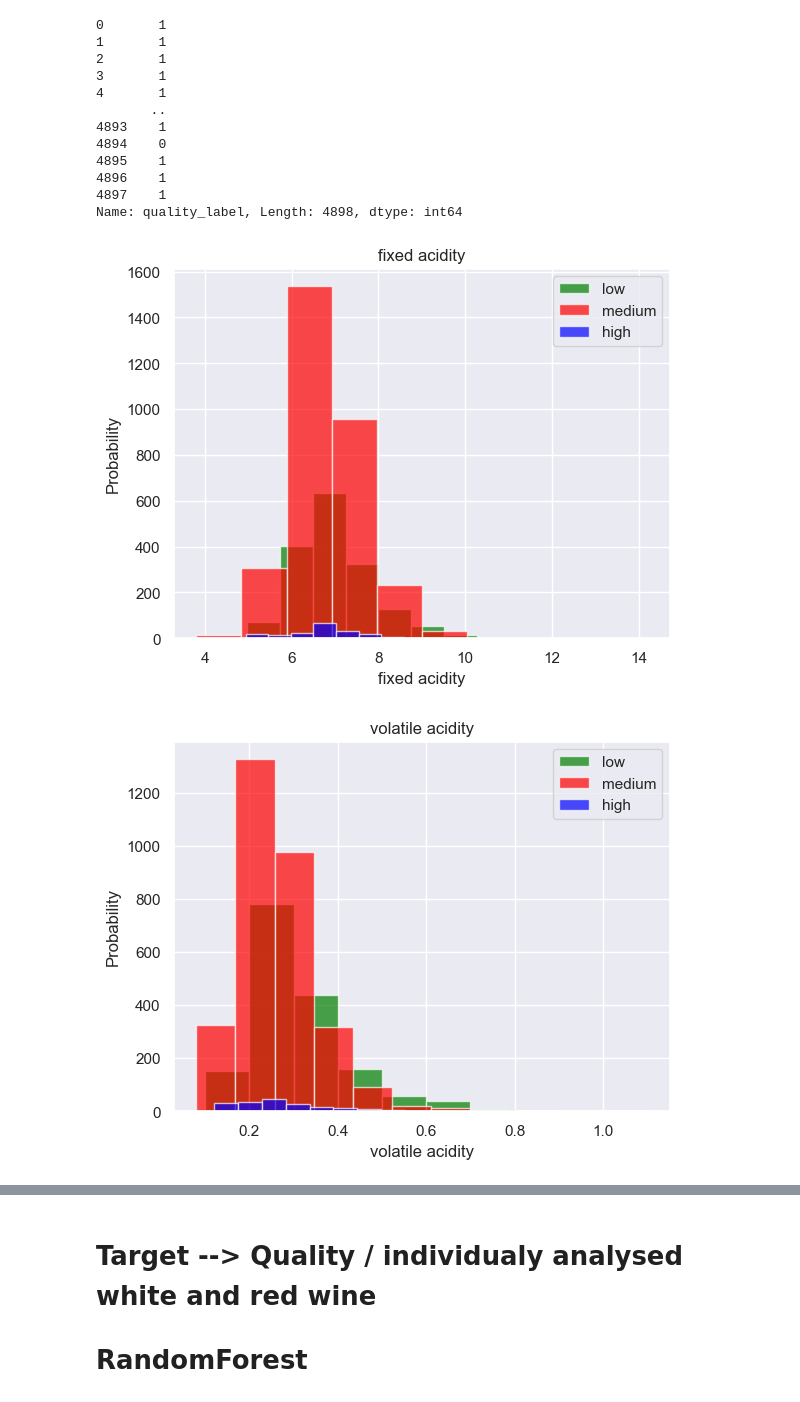
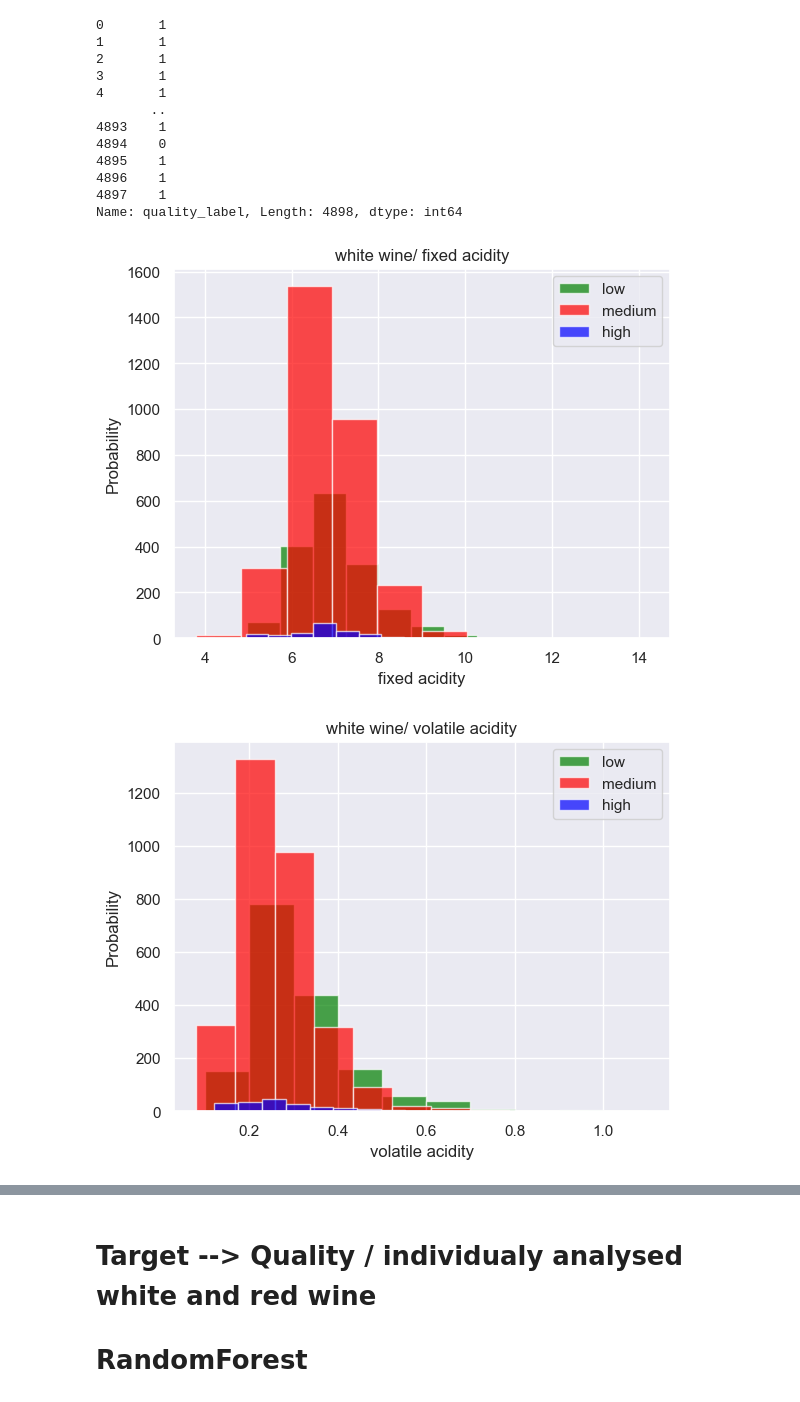
Before and after one commit to satomi26/Project-2, a Jupyter notebook: maschine_learning_modell.ipynb, the cells around one changed output, grey strips where cells are left out. Cells and saved outputs as stored; diff of their text form; code cells hidden in the pictures.

```diff
--- a/maschine_learning_modell.ipynb
+++ b/maschine_learning_modell.ipynb
@@ -42,9 +42,9 @@ df_white
 | 4897 | 6.0 | 0.21 | 0.38 | 0.8 | 0.020 | 22.0 | ... |
 4898 rows × 13 columns
 # %%
-df_red["quality_label"] = df_red["quality"].apply(lambda value: "0"
-if value <= 5 else '1'
-if value <= 7 else '2')
+df_red["quality_label"] = df_red["quality"].apply(lambda value: 0
+if value <= 5 else 1
+if value <= 7 else 2)
 df_red
 # %% [output]
 |  | fixed acidity | volatile acidity | citric acid | residual sugar | chlorides | free sulfur dioxide | ... |
@@ -1288,14 +1454,14 @@ Name: quality_label, Length: 4898, dtype: int64
 # %%
 for label in df_white_1.columns[:-1]:
   plt.hist(x=df_white_1[df_white_1["quality_label"] ==0][label], color="green", label = "low", alpha = 0.7)
   plt.hist(x=df_white_1[df_white_1["quality_label"] ==1][label], color="red", label = "medium", alpha = 0.7)
   plt.hist(x=df_white_1[df_white_1["quality_label"] ==2][label], color="blue", label = "high", alpha = 0.7)
 
-  plt.title(label)
+  plt.title(f'white wine/ {label}')
   plt.ylabel("Probability")
   plt.xlabel(label)
   plt.legend()
   plt.show()
 # %% [output]
-[figure, old version]
+[figure, new version]
-[figure, old version]
+[figure, new version]
```
Also changed, not shown: parts of 47 cells of this notebook.
